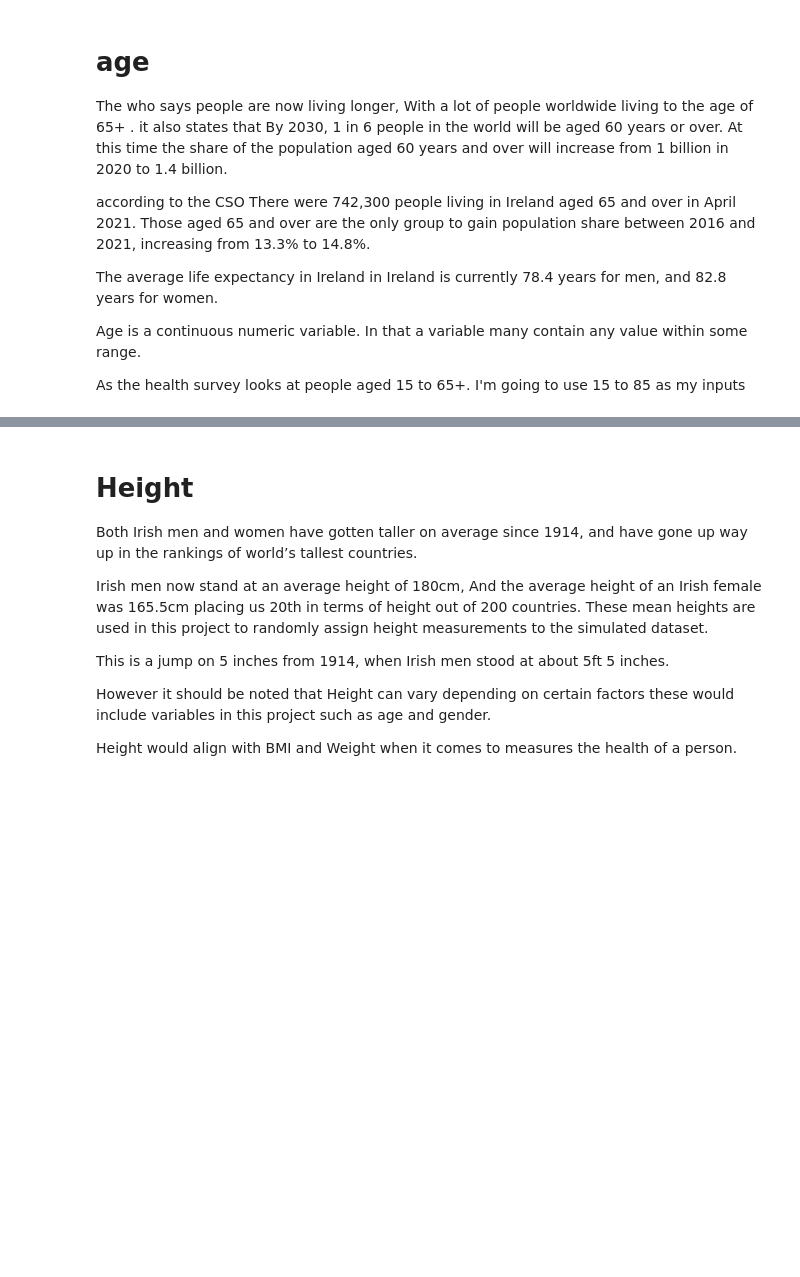
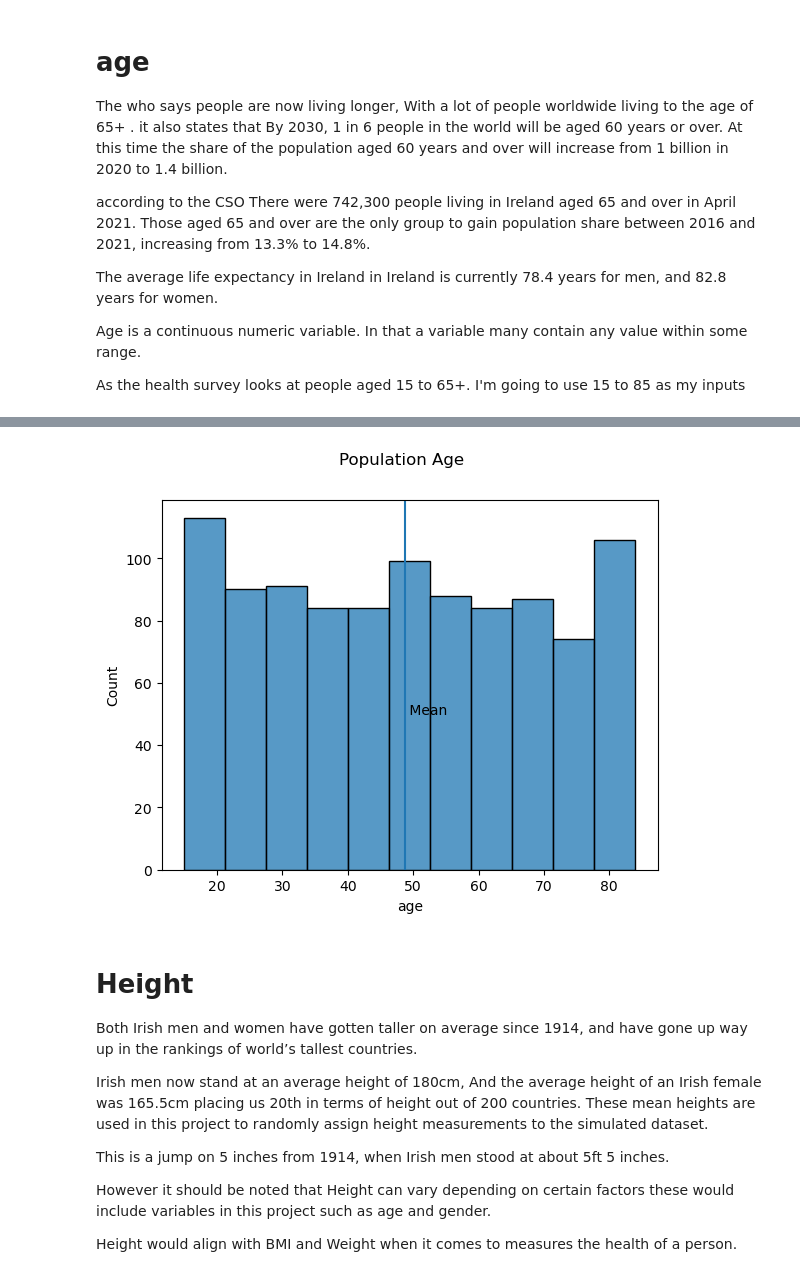
Before and after one commit to keithmmc/PDA1, a Jupyter notebook: PDA1.ipynb, the cells around one changed output, grey strips where cells are left out. Cells and saved outputs as stored; diff of their text form; code cells hidden in the pictures; blank space fills up the shorter version.

```diff
--- a/PDA1.ipynb
+++ b/PDA1.ipynb
@@ -175,3 +178,11 @@ np.median(age)
+# %%
+sns.histplot (df["age"])
+plt.suptitle ("Population Age")
+plt.axvline (mean)
+plt.text (x = mean, y = 50, s = " Mean")
+plt.show()
+# %% [output]
+[figure, added]
 # %% [markdown]
 # Height
 Both Irish men and women have gotten taller on average since 1914, and have gone up way up in the rankings of world’s tallest countries.
```
Also changed, not shown: parts of 16 cells of this notebook.
